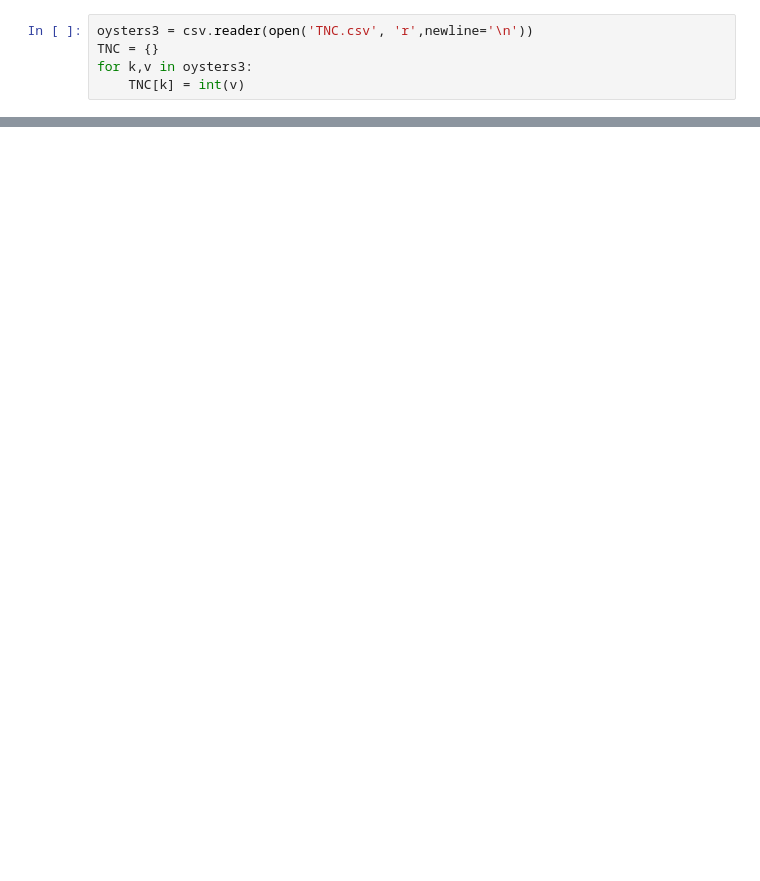
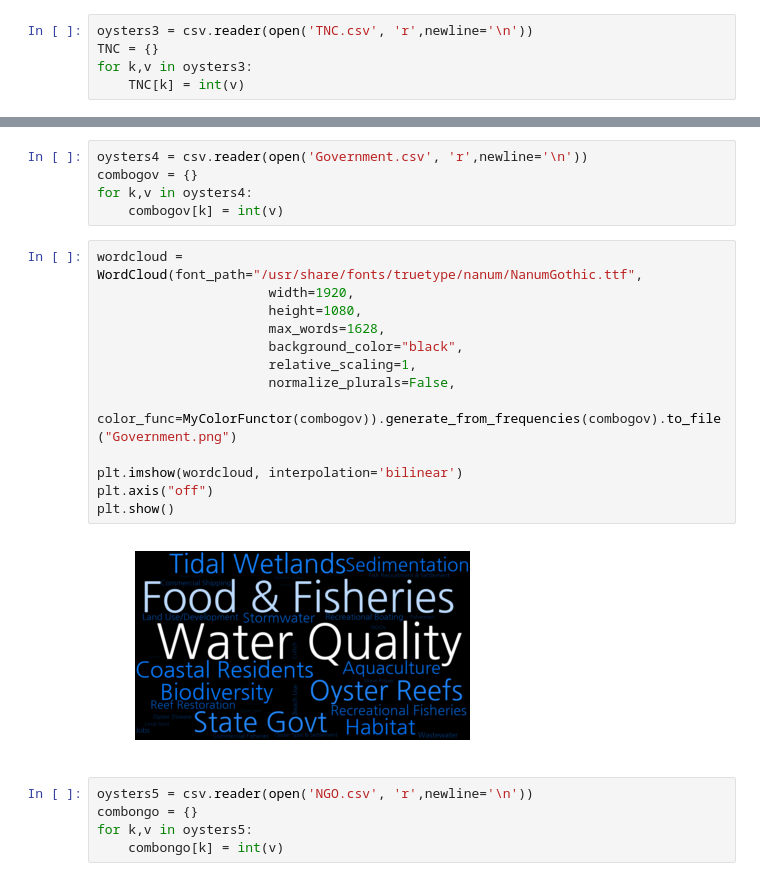
Before and after one commit to mistergroot/oysters, a Jupyter notebook: Oyster Graphics.ipynb, the cells around one changed output, grey strips where cells are left out. Saved outputs shown, nothing was run; the diff lists cells and outputs as text; blank space fills up the shorter version.

```diff
--- a/Oyster Graphics.ipynb
+++ b/Oyster Graphics.ipynb
@@ -95,0 +76,25 @@ plt.show()
+# %%
+oysters4 = csv.reader(open('Government.csv', 'r',newline='\n'))
+combogov = {}
+for k,v in oysters4:
+    combogov[k] = int(v)
+# %%
+wordcloud = WordCloud(font_path="/usr/share/fonts/truetype/nanum/NanumGothic.ttf",
+                      width=1920,
+                      height=1080,
+                      max_words=1628,
+                      background_color="black",
+                      relative_scaling=1,
+                      normalize_plurals=False,
+                      color_func=MyColorFunctor(combogov)).generate_from_frequencies(combogov).to_file("Government.png")
+
+plt.imshow(wordcloud, interpolation='bilinear')
+plt.axis("off")
+plt.show()
+# %% [output]
+[figure, added]
+# %%
+oysters5 = csv.reader(open('NGO.csv', 'r',newline='\n'))
+combongo = {}
+for k,v in oysters5:
+    combongo[k] = int(v)
```
Also changed, not shown: parts of 6 cells of this notebook, 14 other files.
